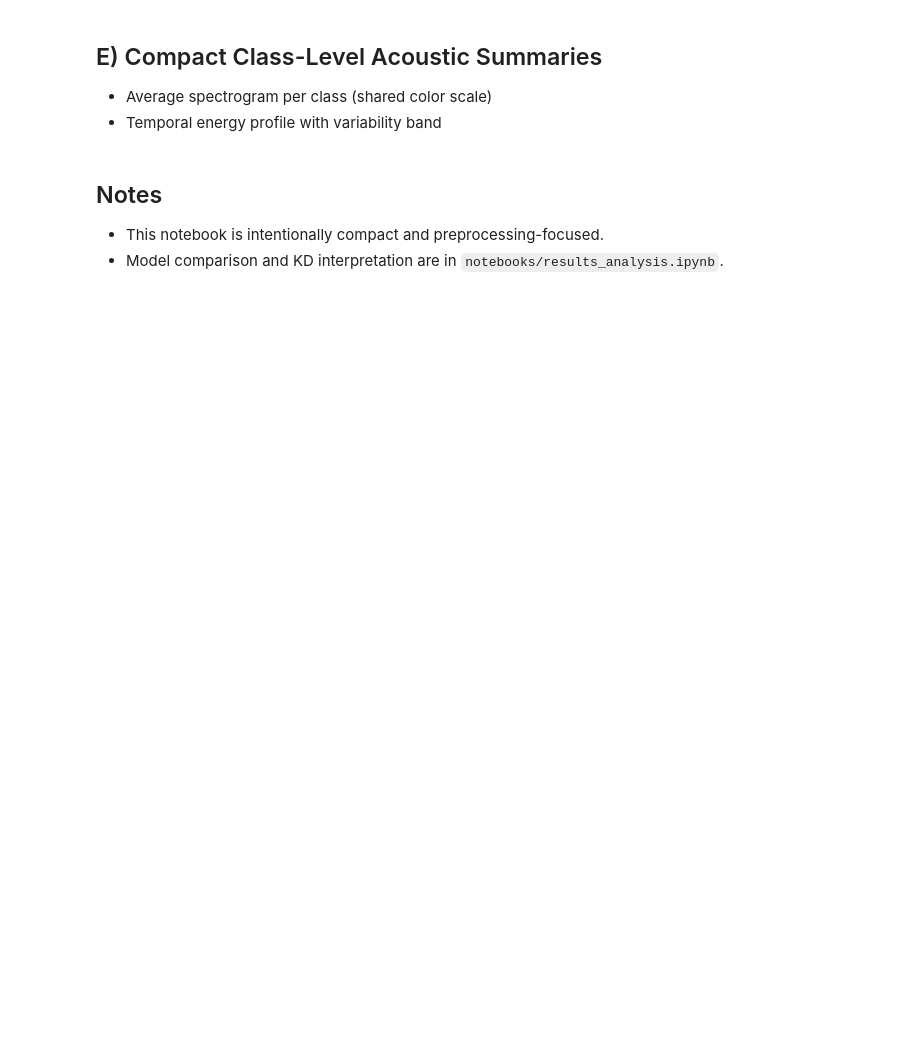
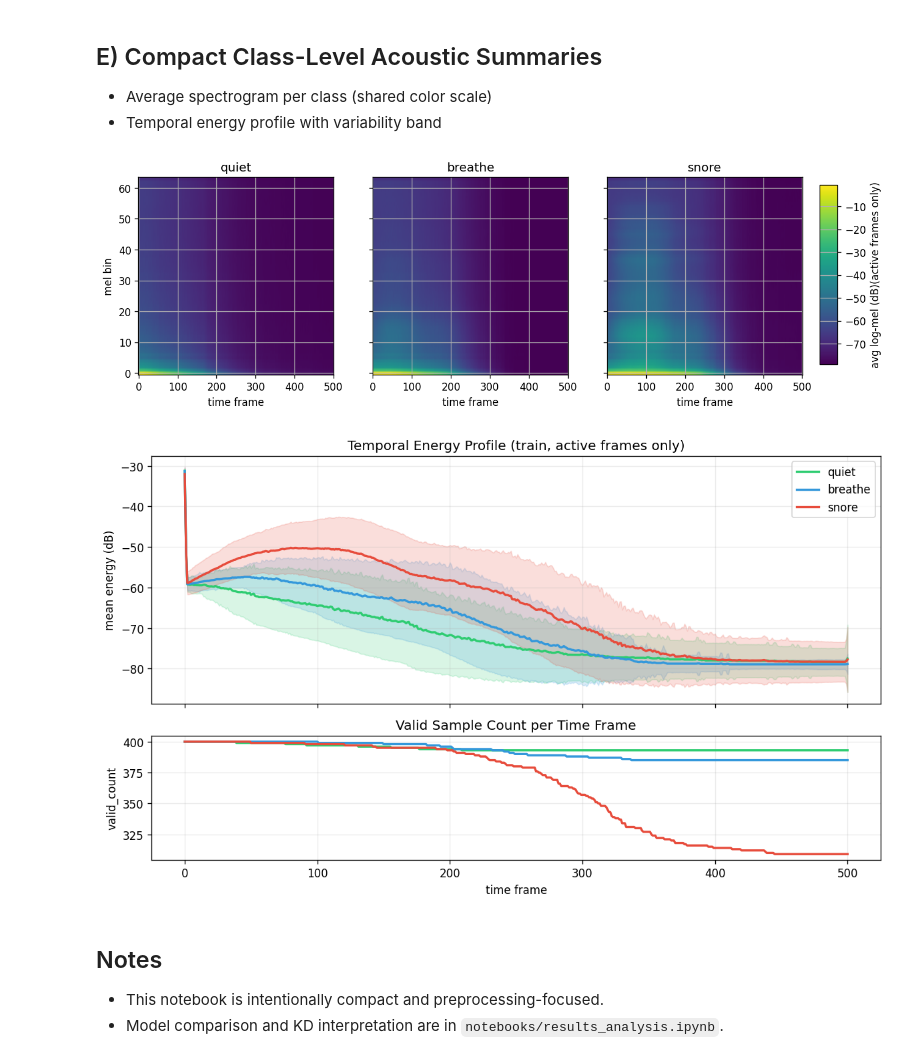
Before and after one commit to sumeyye-agac/dreamcatcher-earable-wearer-aware-benchmark, a Jupyter notebook: notebooks/data_analysis.ipynb, the cells around one changed output. Drawn from its saved outputs; the diff is of its cells as text; code cells hidden in the pictures; blank space fills up the shorter version.

Commit message:
Polish README table flow and notebook analysis visuals

```diff
--- a/notebooks/data_analysis.ipynb
+++ b/notebooks/data_analysis.ipynb
@@ -278,8 +304,7 @@ for i, class_id in enumerate(range(len(LABELS))):
 fig.subplots_adjust(right=0.88)
 cax = fig.add_axes([0.90, 0.15, 0.02, 0.70])
 cbar = fig.colorbar(im, cax=cax)
-cbar.set_label('avg log-mel (dB)
-(active frames only)')
+cbar.set_label('avg log-mel (dB)(active frames only)')
 plt.show()
 
 t = np.arange(next(iter(temporal_mean_active.values())).shape[0])
@@ -287,33 +312,36 @@ fig, (ax1, ax2) = plt.subplots(
     2,
     1,
     figsize=(10, 6),
     sharex=True,
     gridspec_kw={'height_ratios': [2, 1]},
 )
 
 for class_id, color in enumerate(COLORS):
     m = temporal_mean_active[class_id]
     s = temporal_std_active[class_id]
     valid = np.isfinite(m)
 
     ax1.plot(t[valid], m[valid], color=color, label=LABELS[class_id], lw=2)
     ax1.fill_between(t[valid], (m - s)[valid], (m + s)[valid], color=color, alpha=0.18)
 
     vc = temporal_valid_count[class_id]
     ax2.plot(t, vc, color=color, lw=2, label=LABELS[class_id])
 
 ax1.set_title('Temporal Energy Profile (train, active frames only)')
 ax1.set_ylabel('mean energy (dB)')
 ax1.legend()
 ax1.grid(True, alpha=0.25)
 
 ax2.set_title('Valid Sample Count per Time Frame')
 ax2.set_xlabel('time frame')
 ax2.set_ylabel('valid_count')
 ax2.grid(True, alpha=0.25)
 
 plt.tight_layout()
 plt.show()
+# %% [output]
+[figure, added]
+[figure, added]
 # %% [markdown]
 ## Notes
 
```
Also changed, not shown: parts of 5 cells of this notebook, 2 other files.
